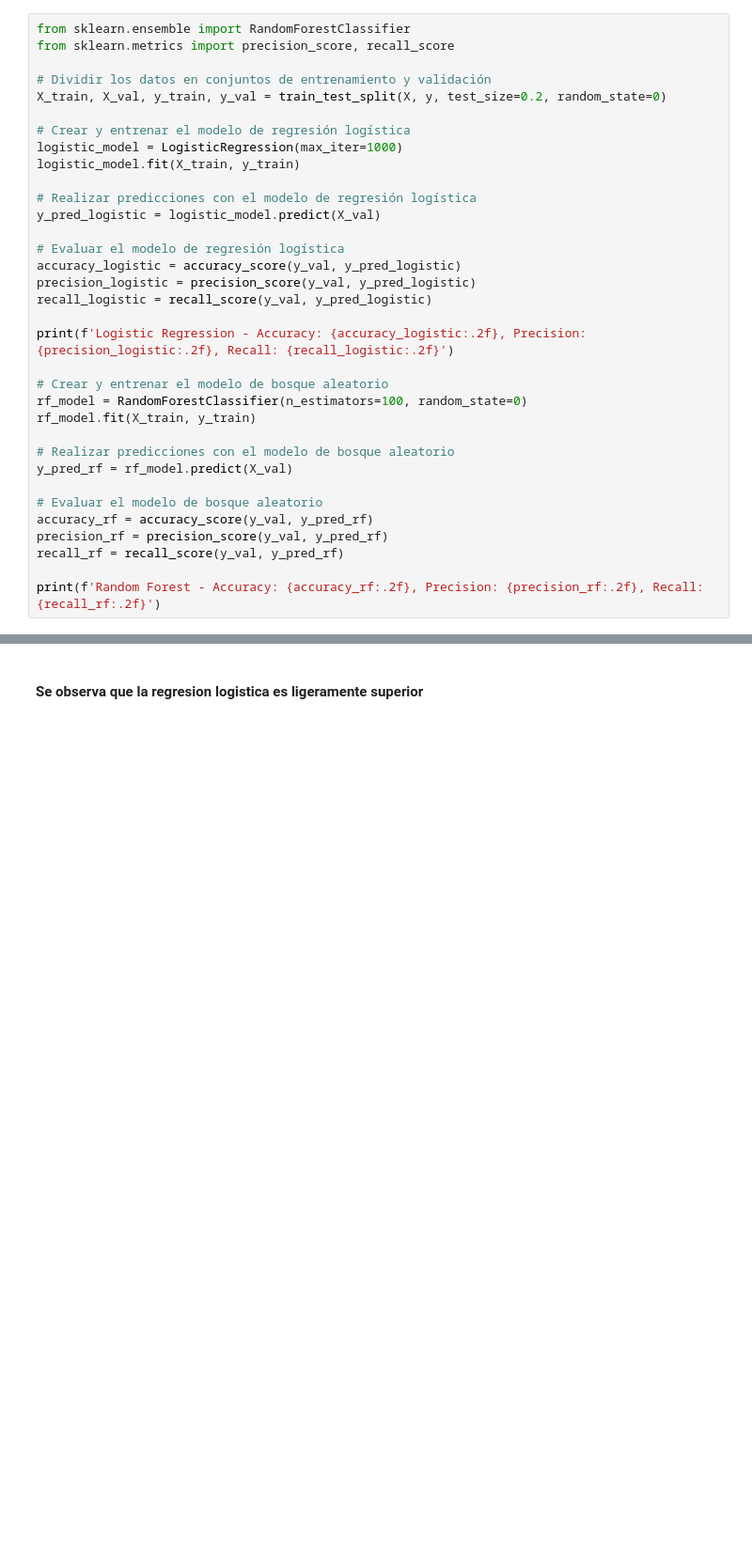
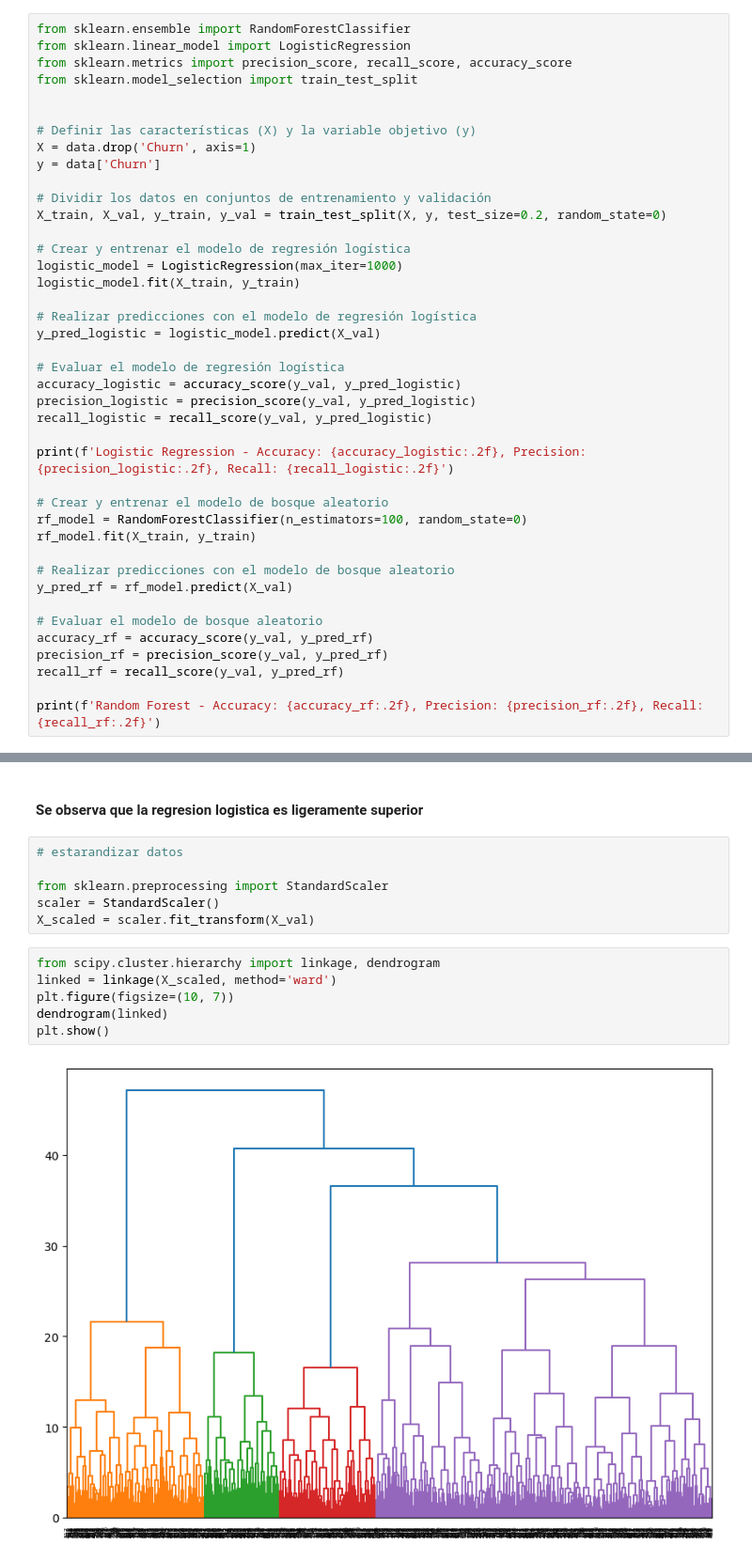
Before and after one commit to hukitan/tripleten, a Jupyter notebook: Proyectos_en_desarrollo/Proyecto 13/proyecto13.ipynb, the cells around one changed output, grey strips where cells are left out. Shown: that part at 94% size. Drawn from its saved outputs; the diff is of its cells as text; blank space fills up the shorter version.

```diff
--- a/Proyectos_en_desarrollo/Proyecto 13/proyecto13.ipynb
+++ b/Proyectos_en_desarrollo/Proyecto 13/proyecto13.ipynb
@@ -130,6 +137,13 @@ Churn                                                            NaN    NaN
 # %%
 from sklearn.ensemble import RandomForestClassifier
-from sklearn.metrics import precision_score, recall_score
+from sklearn.linear_model import LogisticRegression
+from sklearn.metrics import precision_score, recall_score, accuracy_score
+from sklearn.model_selection import train_test_split
+
+
+# Definir las características (X) y la variable objetivo (y)
+X = data.drop('Churn', axis=1)
+y = data['Churn']
 
 # Dividir los datos en conjuntos de entrenamiento y validación
 X_train, X_val, y_train, y_val = train_test_split(X, y, test_size=0.2, random_state=0)
@@ -166,3 +180,17 @@ Logistic Regression - Accuracy: 0.92, Precision: 0.86, Recall: 0.83
 Random Forest - Accuracy: 0.92, Precision: 0.84, Recall: 0.82
 # %% [markdown]
 #### Se observa que la regresion logistica es ligeramente superior
+# %%
+# estarandizar datos
+
+from sklearn.preprocessing import StandardScaler
+scaler = StandardScaler()
+X_scaled = scaler.fit_transform(X_val)
+# %%
+from scipy.cluster.hierarchy import linkage, dendrogram
+linked = linkage(X_scaled, method='ward')
+plt.figure(figsize=(10, 7))
+dendrogram(linked)
+plt.show()
+# %% [output]
+[figure, added]
```
Also changed, not shown: parts of 6 cells of this notebook.
